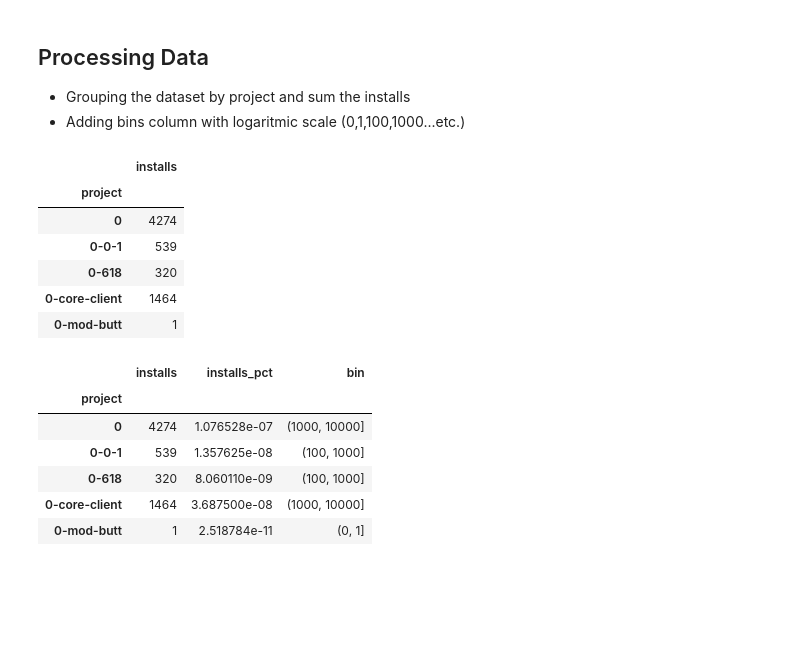
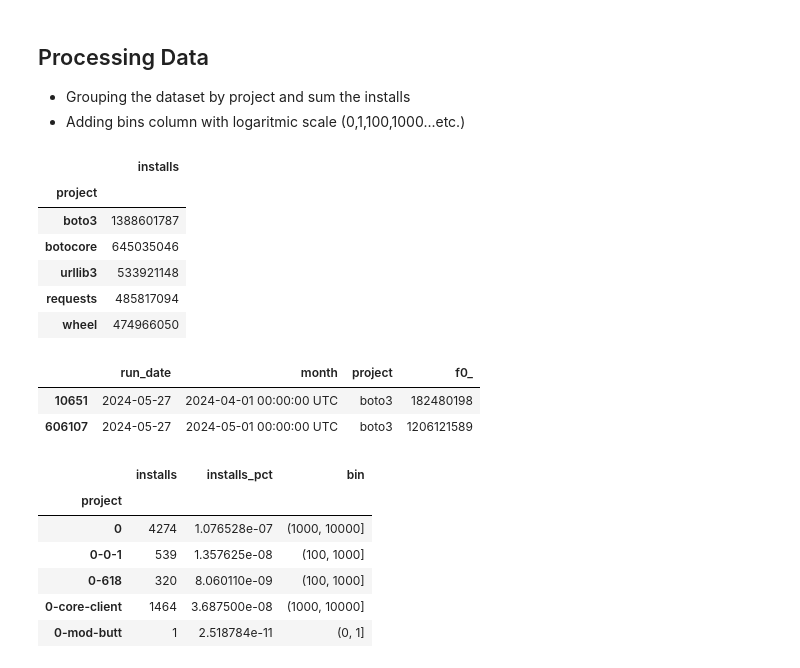
Before and after one commit to AhmedOmarEissa/pypi_analysis, a Jupyter notebook: notebooks/0_EDA.ipynb, the cells around one changed output. Saved outputs shown, nothing was run; the diff lists cells and outputs as text; code cells hidden in the pictures; blank space fills up the shorter version.

```diff
--- a/notebooks/0_EDA.ipynb
+++ b/notebooks/0_EDA.ipynb
@@ -27,15 +27,21 @@ DF shape (1021346, 4)
 * Adding bins column with logaritmic scale (0,1,100,1000...etc.)
 # %%
 installs = df.groupby('project').agg(installs = ('f0_','sum'))
-installs.head()
+installs.sort_values(by = 'installs',ascending = False).head()
 # %% [output]
 |  | installs |
 | project |  |
-| 0 | 4274 |
-| 0-0-1 | 539 |
-| 0-618 | 320 |
-| 0-core-client | 1464 |
-| 0-mod-butt | 1 |
+| boto3 | 1388601787 |
+| botocore | 645035046 |
+| urllib3 | 533921148 |
+| requests | 485817094 |
+| wheel | 474966050 |
+# %%
+df[df.project == 'boto3']
+# %% [output]
+|  | run_date | month | project | f0_ |
+| 10651 | 2024-05-27 | 2024-04-01 00:00:00 UTC | boto3 | 182480198 |
+| 606107 | 2024-05-27 | 2024-05-01 00:00:00 UTC | boto3 | 1206121589 |
 # %%
 installs['installs_pct'] = (installs.installs / installs.installs.sum())
 bins = [0,1,10,100,1000,10000,100000,1000000,installs.installs.max()]
```
